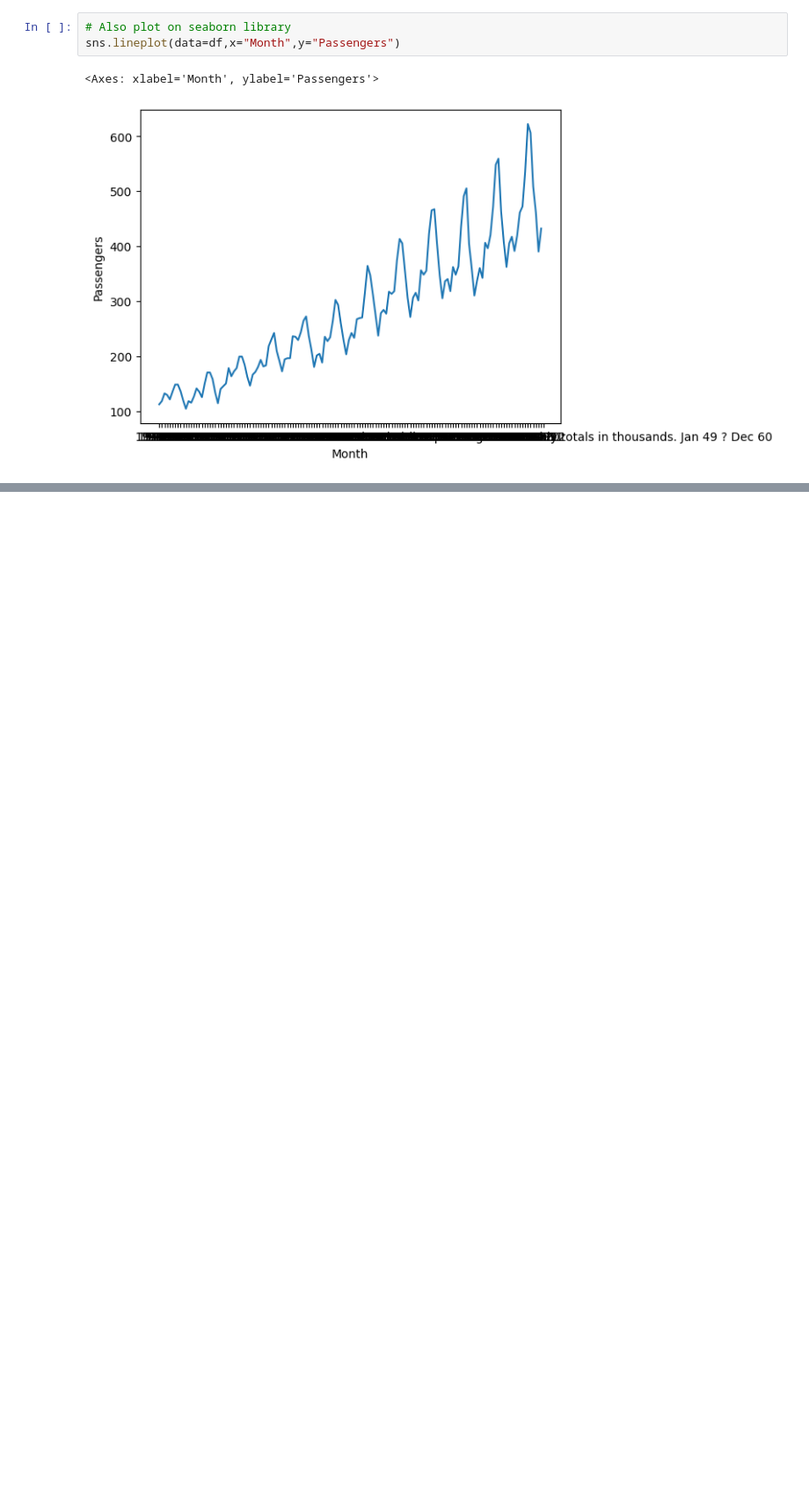
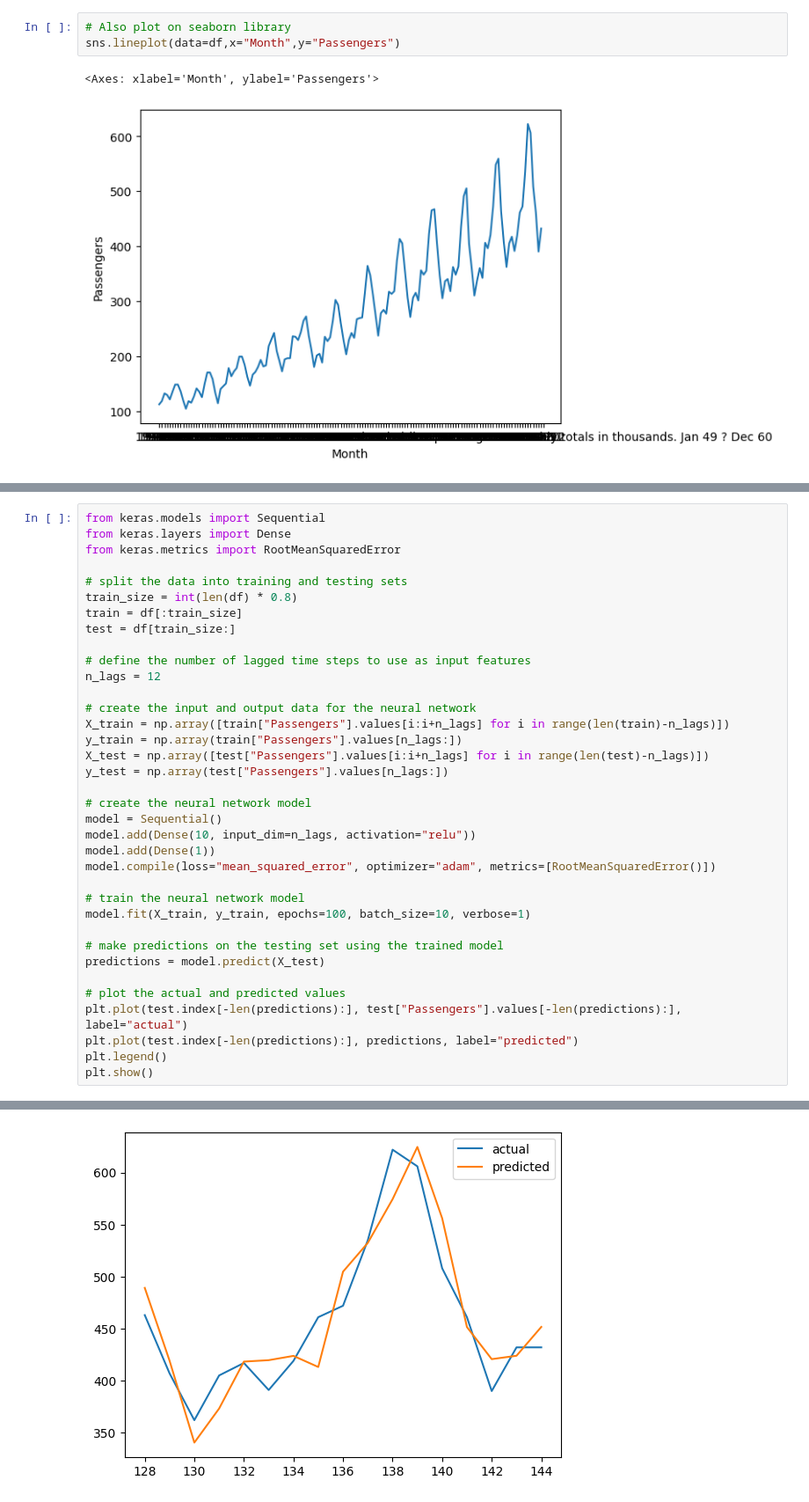
Before and after one commit to SajjadKhanYousafzai/Pipeline-ML, a Jupyter notebook: Machine Learning Journey/Time Series Analysis/time_series_analysis.ipynb, the cells around one changed output, grey strips where cells are left out. Shown at 88% size. Saved outputs shown, nothing was run; the diff lists cells and outputs as text; blank space fills up the shorter version.

```diff
--- a/Machine Learning Journey/Time Series Analysis/time_series_analysis.ipynb
+++ b/Machine Learning Journey/Time Series Analysis/time_series_analysis.ipynb
@@ -62,0 +116,37 @@ ValueError: This function does not handle missing values
+# %%
+from keras.models import Sequential
+from keras.layers import Dense
+from keras.metrics import RootMeanSquaredError
+
+# split the data into training and testing sets
+train_size = int(len(df) * 0.8)
+train = df[:train_size]
+test = df[train_size:]
+
+# define the number of lagged time steps to use as input features
+n_lags = 12
+
+# create the input and output data for the neural network
+X_train = np.array([train["Passengers"].values[i:i+n_lags] for i in range(len(train)-n_lags)])
+y_train = np.array(train["Passengers"].values[n_lags:])
+X_test = np.array([test["Passengers"].values[i:i+n_lags] for i in range(len(test)-n_lags)])
+y_test = np.array(test["Passengers"].values[n_lags:])
+
+# create the neural network model
+model = Sequential()
+model.add(Dense(10, input_dim=n_lags, activation="relu"))
+model.add(Dense(1))
+model.compile(loss="mean_squared_error", optimizer="adam", metrics=[RootMeanSquaredError()])
+
+# train the neural network model
+model.fit(X_train, y_train, epochs=100, batch_size=10, verbose=1)
+
+# make predictions on the testing set using the trained model
+predictions = model.predict(X_test)
+
+# plot the actual and predicted values
+plt.plot(test.index[-len(predictions):], test["Passengers"].values[-len(predictions):], label="actual")
+plt.plot(test.index[-len(predictions):], predictions, label="predicted")
+plt.legend()
+plt.show()
+# %% [output]
@@ -62,0 +170 @@ ValueError: This function does not handle missing values
+[figure, added]
```
Also changed, not shown: parts of 6 cells of this notebook.
